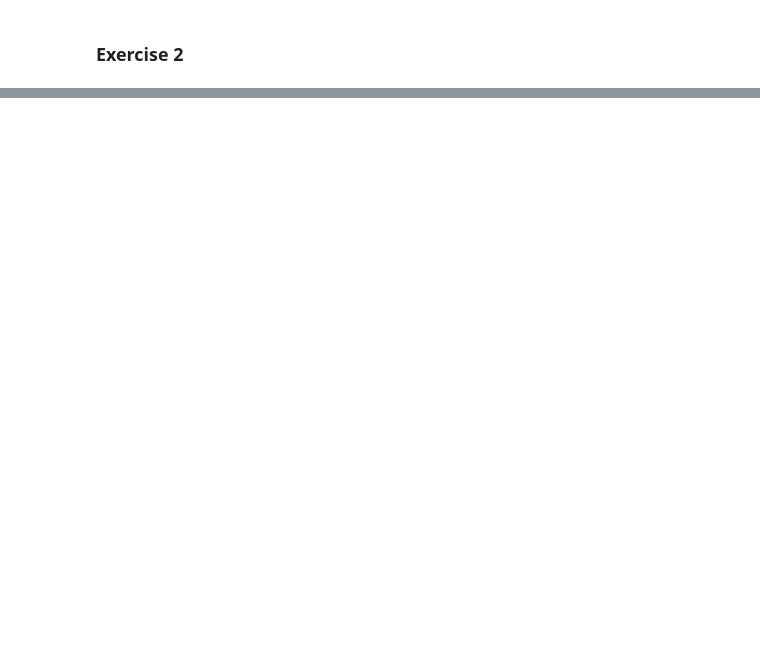
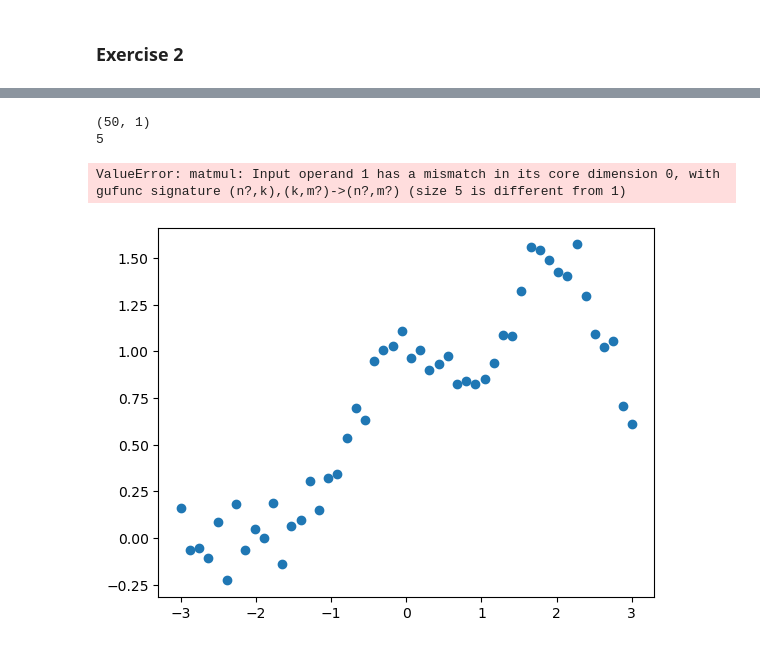
Before and after one commit to haraldtv/FYS-STK4155, a Jupyter notebook: week36/week36.ipynb, the cells around one changed output, grey strips where cells are left out. Drawn from its saved outputs; the diff is of its cells as text; code cells hidden in the pictures; blank space fills up the shorter version.

```diff
--- a/week36/week36.ipynb
+++ b/week36/week36.ipynb
@@ -88,0 +140,13 @@ plt.plot(lambdas, y_plot2, "x", color="orange", label="Test")
+# %%
+plt.plot(x,y, "o")
+beta0 = (1/len(y))*sum(y) - beta_ridge[0]
+
+print(np.shape(x))
+print(len(beta_ridge))
+y_plot = x@beta_ridge
+plt.plot(x, y_plot, "x")
+# %% [output]
+(50, 1)
+5
+ValueError: matmul: Input operand 1 has a mismatch in its core dimension 0, with gufunc signature (n?,k),(k,m?)->(n?,m?) (size 5 is different from 1)
+[figure, added]
```
Also changed, not shown: parts of 5 cells of this notebook, 1 other file.
